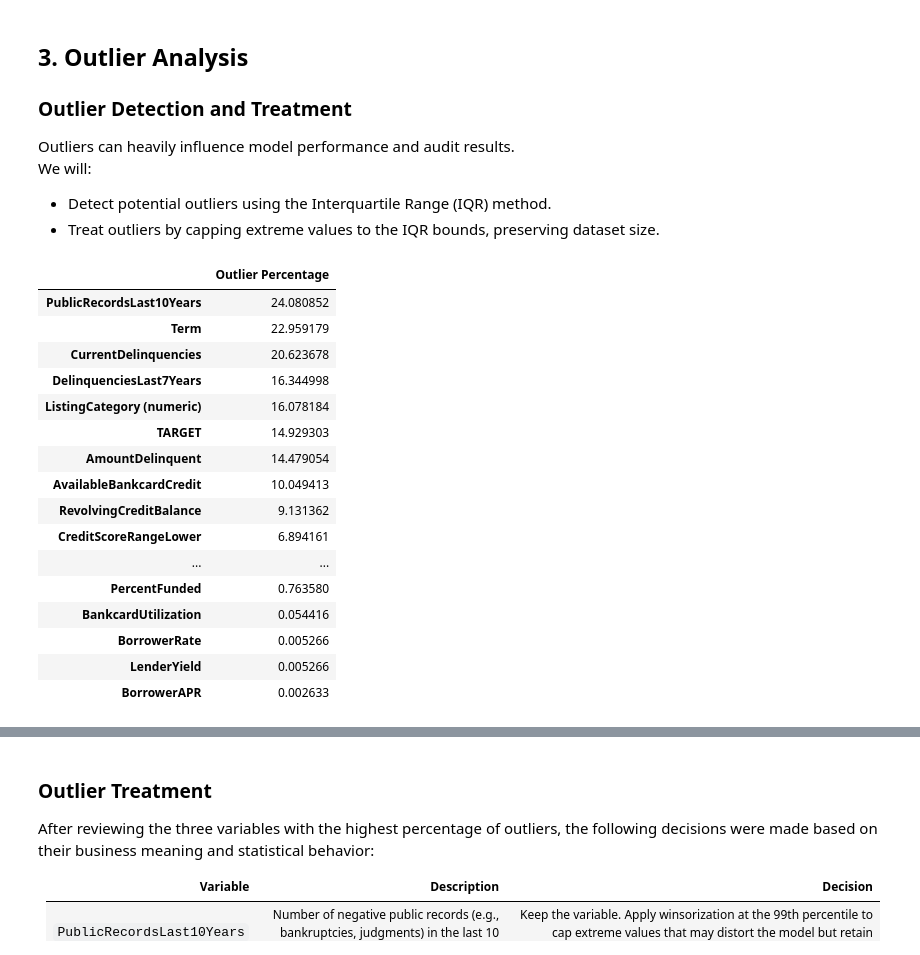
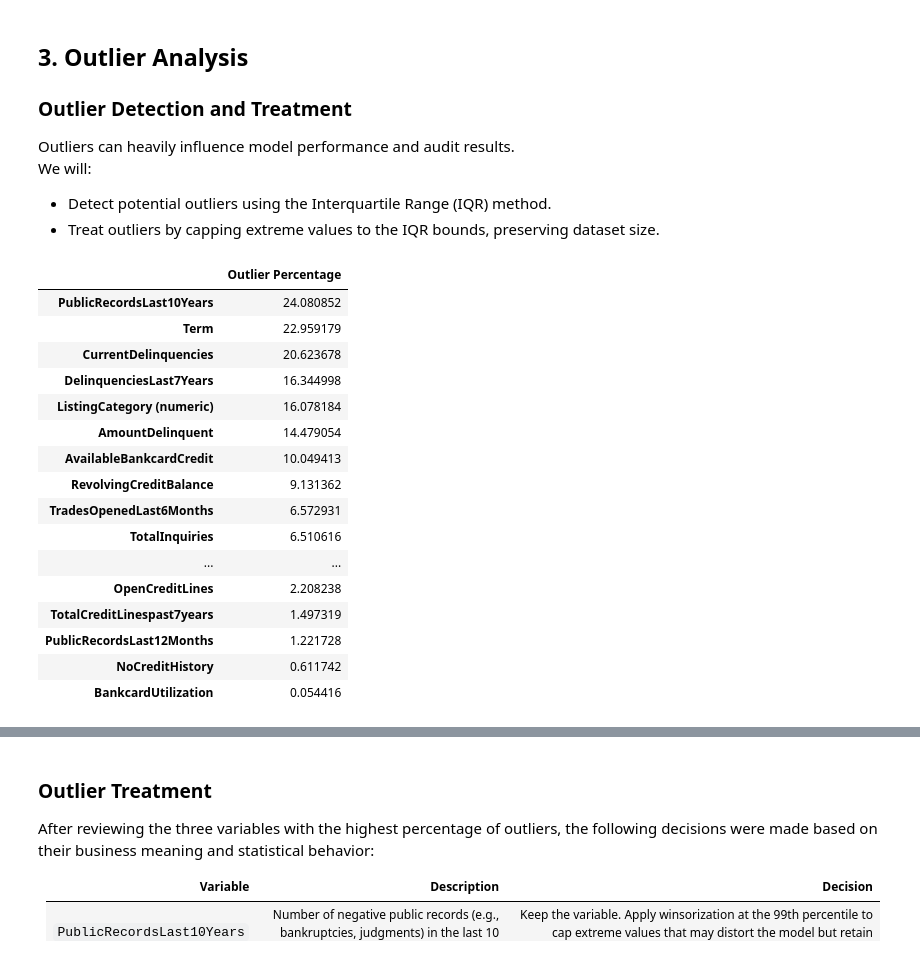
Before and after one commit to celiajimenezreal/tfm-credit-risk-audit, a Jupyter notebook: notebooks/01_eda_preprocessing.ipynb, the cells around one changed output, grey strips where cells are left out. Cells and saved outputs as stored; diff of their text form; code cells hidden in the pictures.

```diff
--- a/notebooks/01_eda_preprocessing.ipynb
+++ b/notebooks/01_eda_preprocessing.ipynb
@@ -339,7 +346,7 @@ These variables reflect peer or platform decisions after the listing was made pu
 # %%
 social_vars = [
     'Recommendations', 'InvestmentFromFriendsCount',
-    'InvestmentFromFriendsAmount', 'Investors',
+    'InvestmentFromFriendsAmount', 'Investors', 'PercentFunded'
 ]
 
 df = df.drop(columns=[col for col in social_vars if col in df.columns], errors='ignore')
@@ -357,10 +353,3 @@ These variables are preserved in a separate copy for time-based exploratory anal
-# %%
-# Save temporal features for later use
-temporal_vars = ['LoanOriginationDate', 'LoanOriginationQuarter']
-df_temporal = df[temporal_vars].copy()
-
-# Remove from main modeling dataset
-df = df.drop(columns=[col for col in temporal_vars if col in df.columns], errors='ignore')
 # %%
 # Show variables with more than 100,000 unique values
 high_cardinality_vars = df.nunique().sort_values(ascending=False)
@@ -514,8 +516,20 @@ for col in date_cols:
 df['ListingYear'] = df['ListingCreationDate'].dt.year
 df['ListingMonth'] = df['ListingCreationDate'].dt.month
 
+# Extraer fechas
 df['FirstCreditYear'] = df['FirstRecordedCreditLine'].dt.year
 df['FirstCreditMonth'] = df['FirstRecordedCreditLine'].dt.month
 
-# Drop original date columns
-df = df.drop(columns=date_cols, errors='ignore')
+# Creo variable que indique si se dispone de historial
+df['NoCreditHistory'] = df['FirstCreditYear'].isna().astype(int)
+
+# Imputar año/mes de clientes sin historial con valor neutral (9999)
+df['FirstCreditYear'] = df['FirstCreditYear'].fillna(9999)
+df['FirstCreditMonth'] = df['FirstCreditMonth'].fillna(99)
+
+temporal_vars = [
+    'ListingYear', 'ListingMonth',
+    'FirstCreditYear', 'FirstCreditMonth',
+    'LoanOriginationDate', 'LoanOriginationQuarter'
+]
+df_temporal = df[temporal_vars].copy()
@@ -522,3 +547,6 @@ df = df.drop(columns=date_cols, errors='ignore')
+# %%
+drop_cols = date_cols + temporal_vars
+df = df.drop(columns=[col for col in drop_cols if col in df.columns], errors='ignore')
 # %%
 # Impute missing values (median for numerical, 'Missing' for categorical)
 df = pp.impute_missing_values(
@@ -551,26 +579,26 @@ We will:
 - Treat outliers by capping extreme values to the IQR bounds, preserving dataset size.
 # %%
 # Detect outliers
-outlier_percentages = pp.calculate_outlier_percentage(df)
+outlier_percentages = pp.calculate_outlier_percentage(df.drop(columns='TARGET'))
 display(pd.DataFrame.from_dict(outlier_percentages, orient='index', columns=['Outlier Percentage']))
 # %% [output]
 |  | Outlier Percentage |
 | PublicRecordsLast10Years | 24.080852 |
 | Term | 22.959179 |
 | CurrentDelinquencies | 20.623678 |
 | DelinquenciesLast7Years | 16.344998 |
 | ListingCategory (numeric) | 16.078184 |
-| TARGET | 14.929303 |
 | AmountDelinquent | 14.479054 |
 | AvailableBankcardCredit | 10.049413 |
 | RevolvingCreditBalance | 9.131362 |
-| CreditScoreRangeLower | 6.894161 |
+| TradesOpenedLast6Months | 6.572931 |
+| TotalInquiries | 6.510616 |
 | ... | ... |
-| PercentFunded | 0.763580 |
+| OpenCreditLines | 2.208238 |
+| TotalCreditLinespast7years | 1.497319 |
+| PublicRecordsLast12Months | 1.221728 |
+| NoCreditHistory | 0.611742 |
 | BankcardUtilization | 0.054416 |
-| BorrowerRate | 0.005266 |
-| LenderYield | 0.005266 |
-| BorrowerAPR | 0.002633 |
 # %%
 # Treat most affected columns
 top_outlier_cols = list(outlier_percentages.keys())[:12]
```
Also changed, not shown: parts of 30 cells of this notebook.
